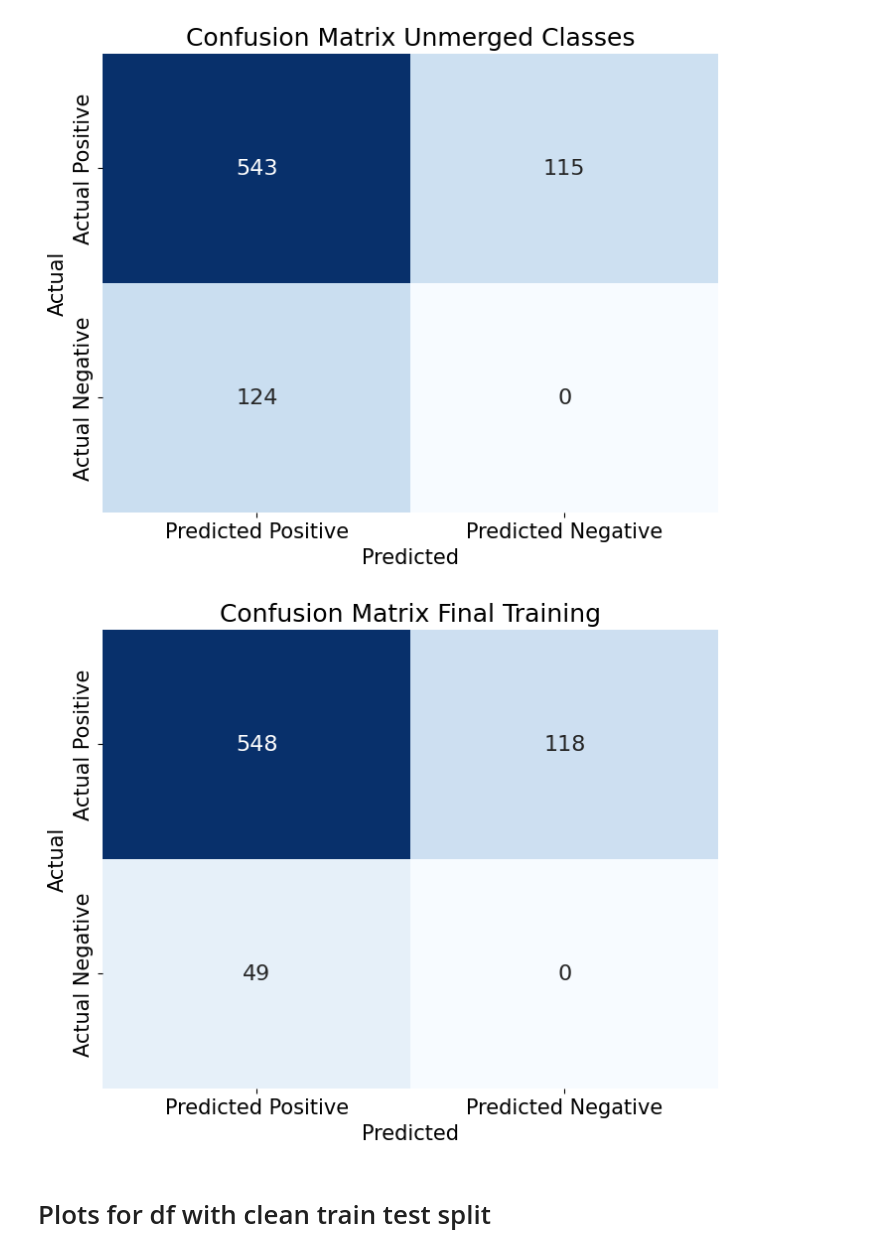
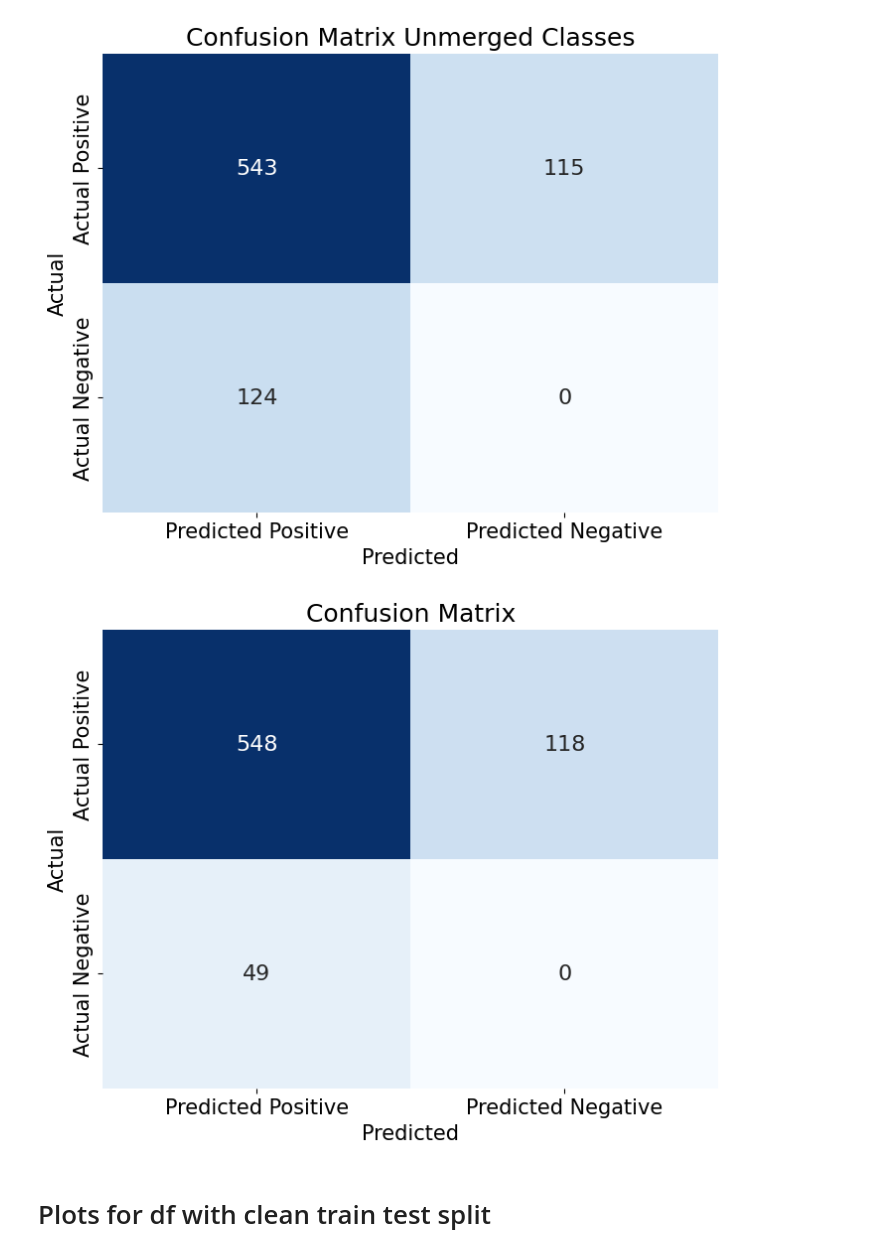
Before and after one commit to Stefan-Horst/FoodLabelGuide, a Jupyter notebook: evaluation_of_performance/results_visualization.ipynb, the cells around one changed output. Saved outputs shown, nothing was run; the diff lists cells and outputs as text; code cells hidden in the pictures.

Commit message:
added new visualizaitons and the corresponding code

```diff
--- a/evaluation_of_performance/results_visualization.ipynb
+++ b/evaluation_of_performance/results_visualization.ipynb
@@ -365,16 +362,16 @@ plot_confusion_matrix(df_cm, title='Confusion Matrix Unmerged Classes')
 # %%
 # Confusion matrix: final training
 tp = 548
 fp = 118
 fn = 49
 
 # Create confusion matrix
 df_cm = create_confusion_matrix(tp, fp, fn)
 
 # Plot confusion matrix with custom title
-plot_confusion_matrix(df_cm, title='Confusion Matrix Final Training')
+plot_confusion_matrix(df_cm, title='Confusion Matrix')
 # %% [output]
-[figure, old version]
+[figure, new version]
 # %% [markdown]
 # Plots for df with clean train test split
 # %%
```
Also changed, not shown: parts of 12 cells of this notebook, 9 other files.
